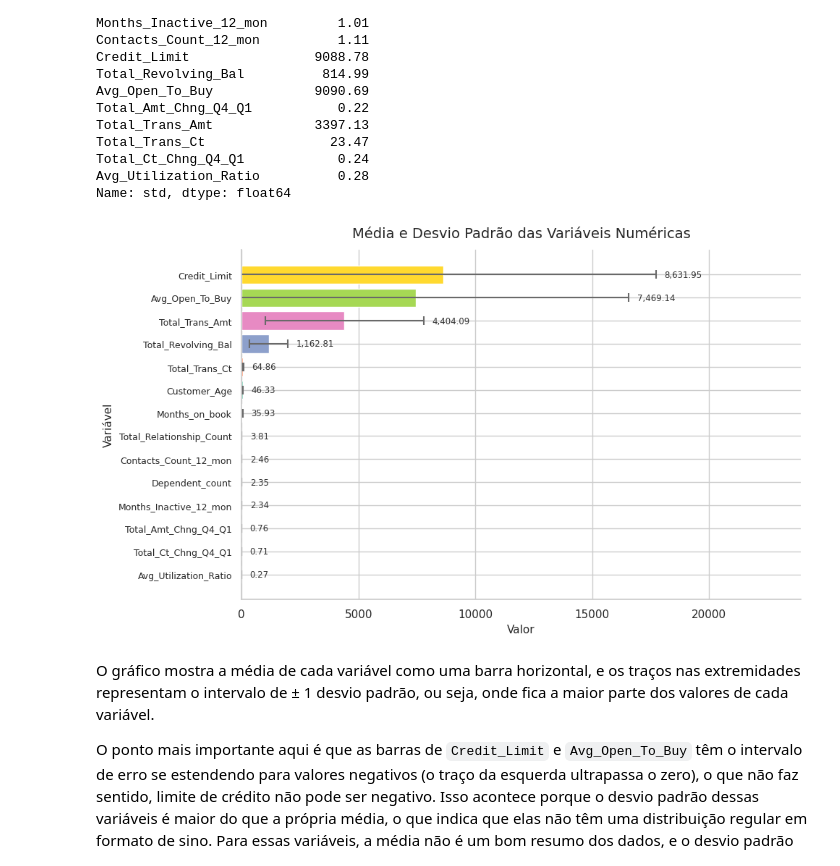
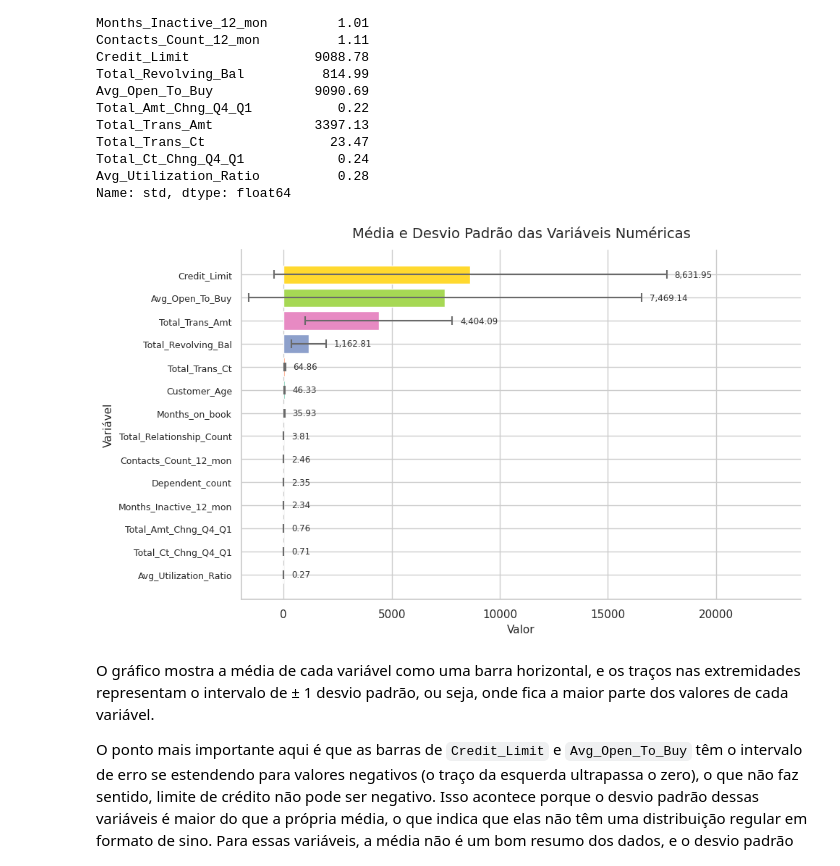
Before and after one commit to diogorblessa/mvp-credit-card-churn, a Jupyter notebook: notebooks/mvp_eda_preprocessing.ipynb, the cells around one changed output. Drawn from its saved outputs; the diff is of its cells as text; code cells hidden in the pictures.

```diff
--- a/notebooks/mvp_eda_preprocessing.ipynb
+++ b/notebooks/mvp_eda_preprocessing.ipynb
@@ -424,35 +435,37 @@ ax.barh(
     range(len(ordem)),
     medias_vals[ordem],
     xerr=desvios_vals[ordem],
     color=cores,
     edgecolor='white',
     capsize=4,
     error_kw={'elinewidth': 1.5, 'ecolor': 'dimgray', 'capthick': 1.5}
 )
 
 ax.set_yticks(range(len(ordem)))
 ax.set_yticklabels(ordem, fontsize=9)
 ax.set_title('Média e Desvio Padrão das Variáveis Numéricas', fontsize=14, pad=12)
 ax.set_xlabel('Valor', fontsize=11)
 ax.set_ylabel('Variável', fontsize=11)
 
 # Valores numéricos posicionados APÓS o bigode de erro (média + desvio + folga)
 x_max = (medias_vals[ordem] + desvios_vals[ordem]).max()
 folga = x_max * 0.02
 for i, col in enumerate(ordem):
     x_anotacao = medias_vals[col] + desvios_vals[col] + folga
     ax.text(
         x_anotacao, i,
         f'{medias_vals[col]:,.2f}',
         va='center', ha='left', fontsize=8.5, color='#333333'
     )
 
-ax.set_xlim(0, x_max * 1.35)
+x_min_dados = (medias_vals[ordem] - desvios_vals[ordem]).min()
+margem_esq = abs(x_min_dados) * 0.20 if x_min_dados < 0 else 0
+ax.set_xlim(x_min_dados - margem_esq, x_max * 1.35)
 sns.despine(ax=ax)
 plt.tight_layout()
 plt.show()
 # %% [output]
-[figure, old version]
+[figure, new version]
 # %% [markdown]
 O gráfico mostra a média de cada variável como uma barra horizontal, e os traços nas extremidades representam o intervalo de ± 1 desvio padrão, ou seja, onde fica a maior parte dos valores de cada variável.
 
```
Also changed, not shown: parts of 33 cells of this notebook.
